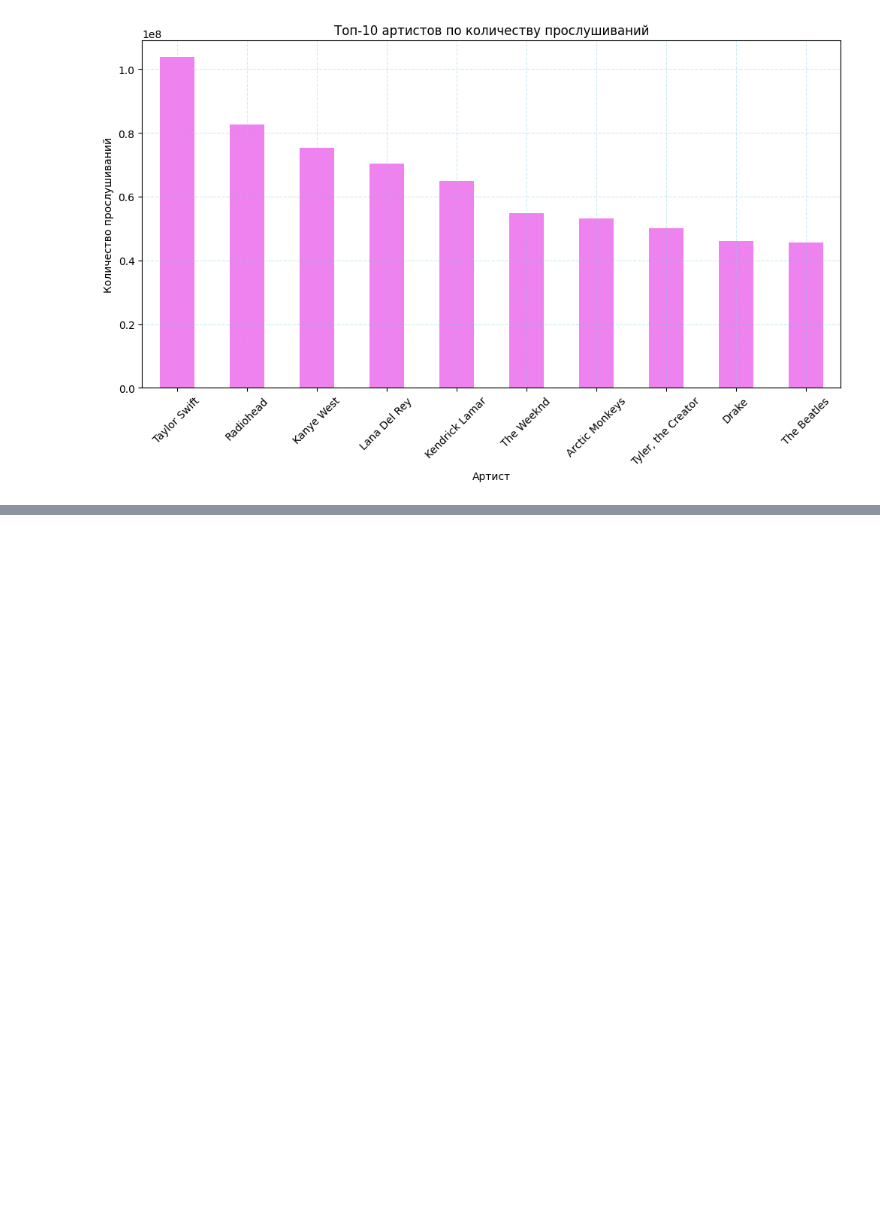
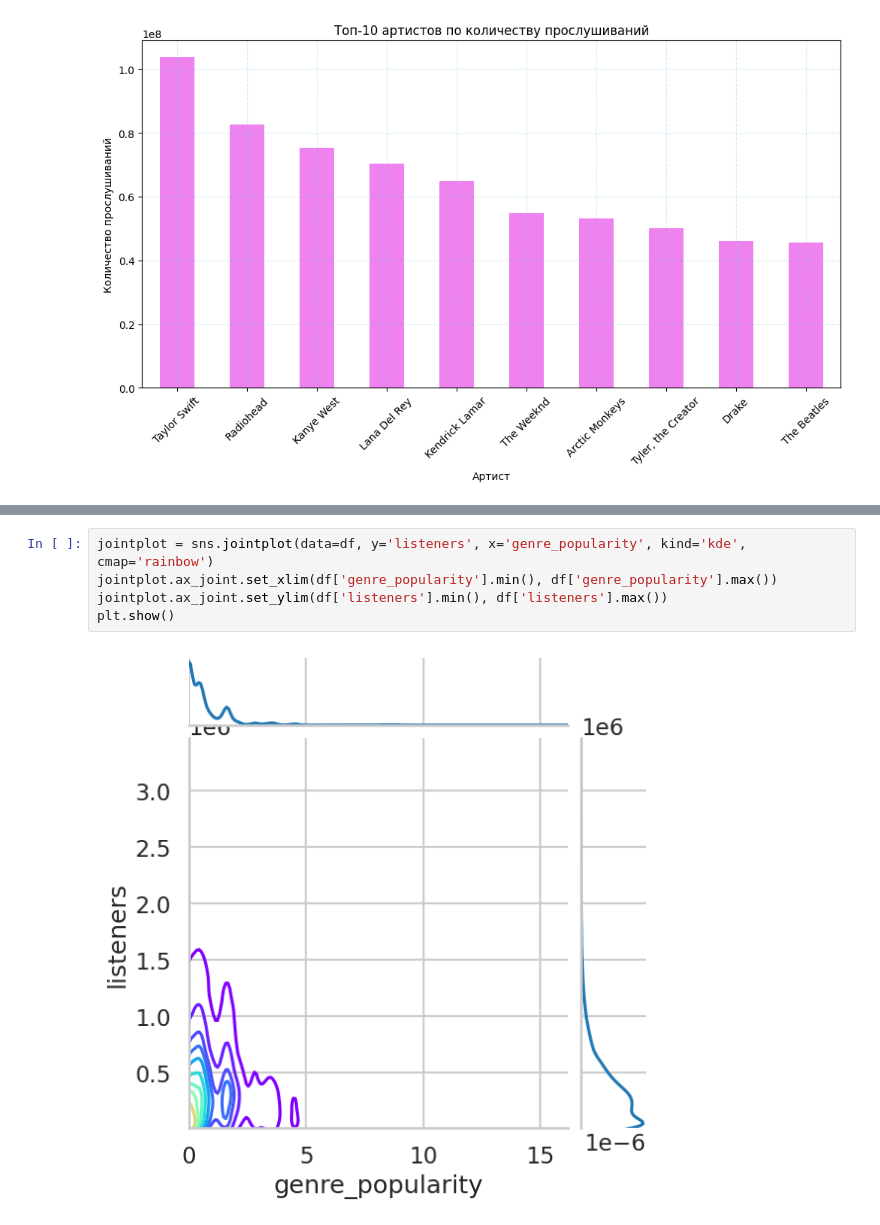
Before and after one commit to Thamgr/GP2-Music, a Jupyter notebook: EDA.ipynb, the cells around one changed output, grey strips where cells are left out. Drawn from its saved outputs; the diff is of its cells as text; blank space fills up the shorter version.

```diff
--- a/EDA.ipynb
+++ b/EDA.ipynb
@@ -158,0 +364,7 @@ plt.show()
+# %%
+jointplot = sns.jointplot(data=df, y='listeners', x='genre_popularity', kind='kde', cmap='rainbow')
+jointplot.ax_joint.set_xlim(df['genre_popularity'].min(), df['genre_popularity'].max())
+jointplot.ax_joint.set_ylim(df['listeners'].min(), df['listeners'].max())
+plt.show()
+# %% [output]
+[figure, added]
```
Also changed, not shown: parts of 8 cells of this notebook.
